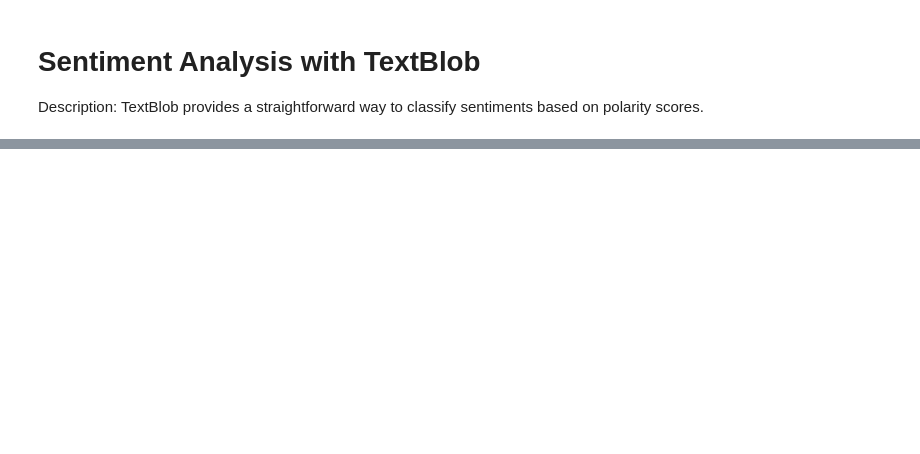
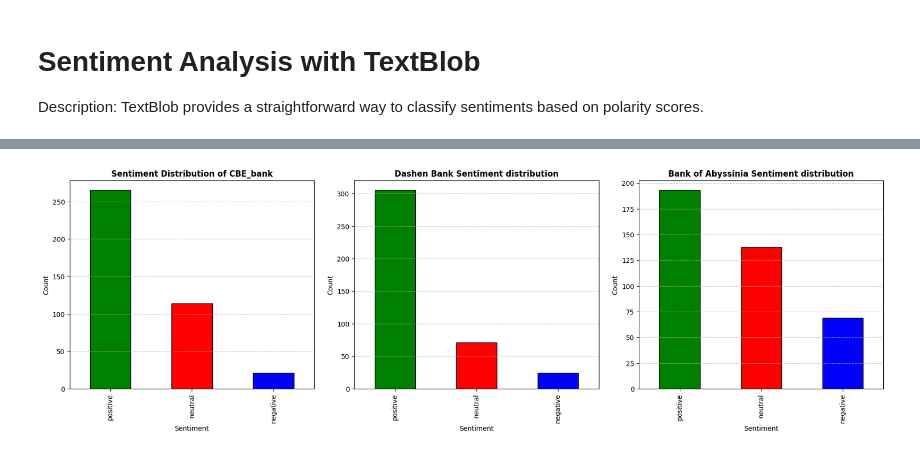
Before and after one commit to nanecha/Bank-Reviews-Analysis, a Jupyter notebook: notebookes/Sentiment_thematic_anlysis.ipynb, the cells around one changed output, grey strips where cells are left out. Saved outputs shown, nothing was run; the diff lists cells and outputs as text; code cells hidden in the pictures; blank space fills up the shorter version.

Commit message:
Sentimental and THematic Analysis with visualization

```diff
--- a/notebookes/Sentiment_thematic_anlysis.ipynb
+++ b/notebookes/Sentiment_thematic_anlysis.ipynb
@@ -254,0 +337,8 @@ Name: count, dtype: int64
+# %%
+# Vectorize the dataset
+vectorizer = TfidfVectorizer(max_features=100)
+X = vectorizer.fit_transform(df['cleaned_review_text'])
+
+# Get top keywords
+keywords = vectorizer.get_feature_names_out()
+print("Top Keywords:", keywords)
@@ -254,0 +452,36 @@ Name: count, dtype: int64
+# %%
+
+
+# Prepare the data
+CBE_bank = df.iloc[:400]
+DA_Bank = df.iloc[400:800]
+BOA_bank = df.iloc[800:1200]
+
+# Create a single figure with 3 side-by-side subplots
+plt.figure(figsize=(18, 6))  # Wider figure for better spacing
+# --- CBE Bank Sentiment (Left) ---
+plt.subplot(1, 3, 1)  # 1 row, 3 columns, 1st subplot
+CBE_bank['Sentiment_label'].value_counts().plot(kind='bar', color=['green', 'red', 'blue'],edgecolor='black') # Optional: adds borders to bars
+plt.title('Sentiment Distribution of CBE_bank', fontweight='bold')
+plt.xlabel('Sentiment')
+plt.ylabel('Count')
+plt.grid(axis='y', linestyle='--', alpha=0.7)  # Optional: adds horizontal grid lines
+# --- Dashen Bank Sentiment (Middle) ---
+plt.subplot(1, 3, 2)
+DA_Bank['Sentiment_label'].value_counts().plot(kind='bar', color=['green', 'red', 'blue'], edgecolor='black')
+plt.title('Dashen Bank Sentiment distribution', fontweight='bold')
+plt.xlabel('Sentiment')
+plt.ylabel('Count')
+plt.grid(axis='y', linestyle='--', alpha=0.7)
+# --- BOA Bank Sentiment (Right) ---
+plt.subplot(1, 3, 3)
+BOA_bank['Sentiment_label'].value_counts().plot(kind='bar', color=['green', 'red', 'blue'],edgecolor='black')
+plt.title('Bank of Abyssinia Sentiment distribution', fontweight='bold')
+plt.xlabel('Sentiment')
+plt.ylabel('Count')
+plt.grid(axis='y', linestyle='--', alpha=0.7)
+# Adjust layout and display
+plt.tight_layout(pad=2.0)  # Adds padding between subplots
+plt.show()
+# %% [output]
+[figure, added]
```
Also changed, not shown: parts of 26 cells of this notebook, 1 other file.
